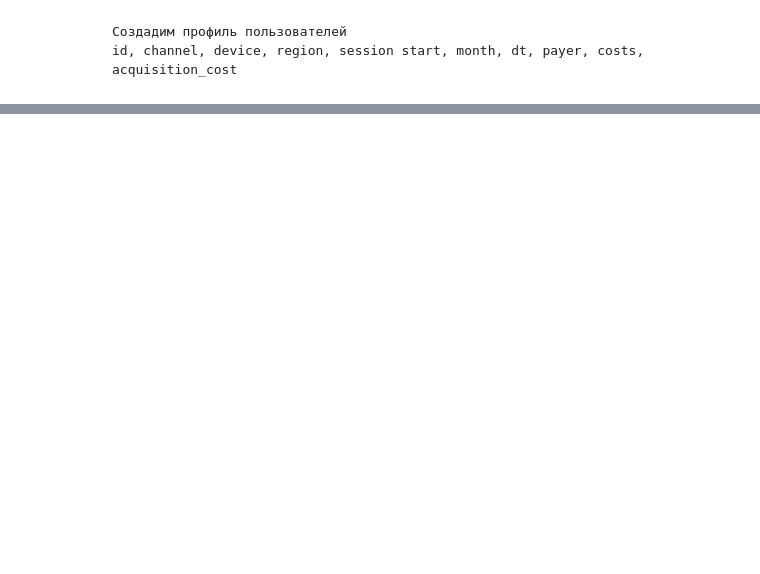
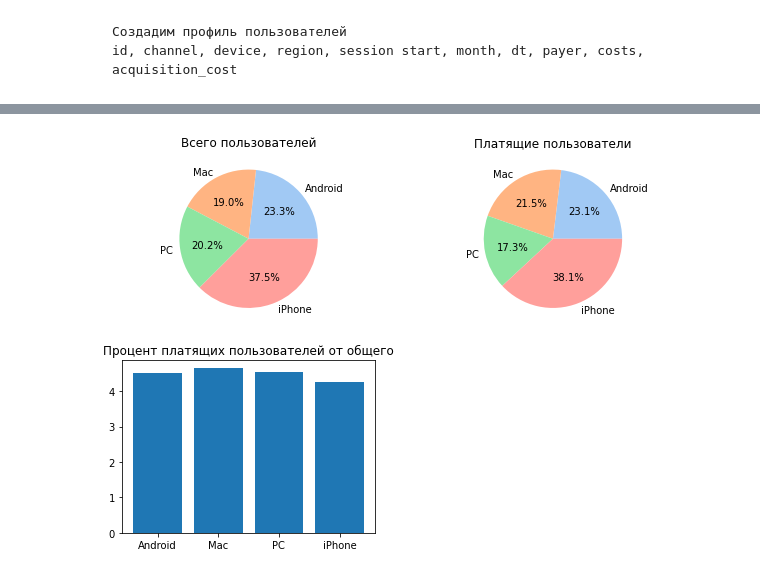
Before and after one commit to AlexVachkan/Data-exploration, a Jupyter notebook: Products_metrics/products_metric.ipynb, the cells around one changed output, grey strips where cells are left out. Cells and saved outputs as stored; diff of their text form; code cells hidden in the pictures; blank space fills up the shorter version.

```diff
--- a/Products_metrics/products_metric.ipynb
+++ b/Products_metrics/products_metric.ipynb
@@ -348,0 +369,34 @@ TypeError: other must be a MultiIndex or a list of tuples
+# %%
+fig = plt.figure(figsize=(10,7))
+
+colors = sns.color_palette('pastel')
+
+ax1 = fig.add_subplot(2,2,1)
+plt.pie(
+    x = z.groupby('device')['%_count_all'].sum(),
+    labels = z['device'].unique(),
+    colors = colors,
+    autopct='%1.1f%%'
+)
+plt.title('Всего пользователей')
+
+ax2 = fig.add_subplot(2,2,2)
+plt.pie(
+    x = z.pivot_table(index='device', values=z.columns[5][0], aggfunc='sum').reset_index()['payer'],
+    labels = z.pivot_table(index='device', values=z.columns[5][0], aggfunc='sum').reset_index()['device'],
+    colors = colors,
+    autopct='%1.1f%%'
+)
+plt.title('Платящие пользователи')
+
+ax2 = fig.add_subplot(2,2,3)
+plt.bar(
+    x = z.pivot_table(index='device', values=z.columns[6][0], aggfunc='sum').reset_index()['device'],
+    height = z.pivot_table(index='device', values=z.columns[6][0], aggfunc='median').reset_index()['']
+)
+plt.title('Процент платящих пользователей от общего')
+
+
+plt.show()
+# %% [output]
+[figure, added]
```
Also changed, not shown: parts of 20 cells of this notebook.
